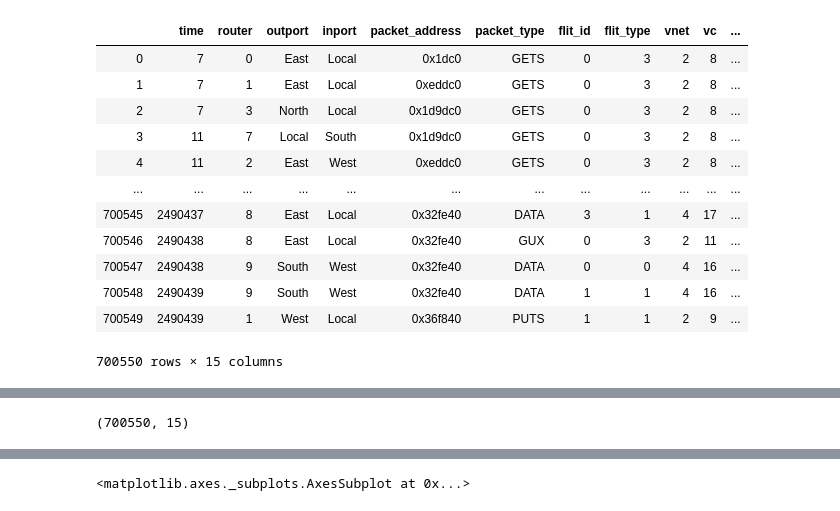
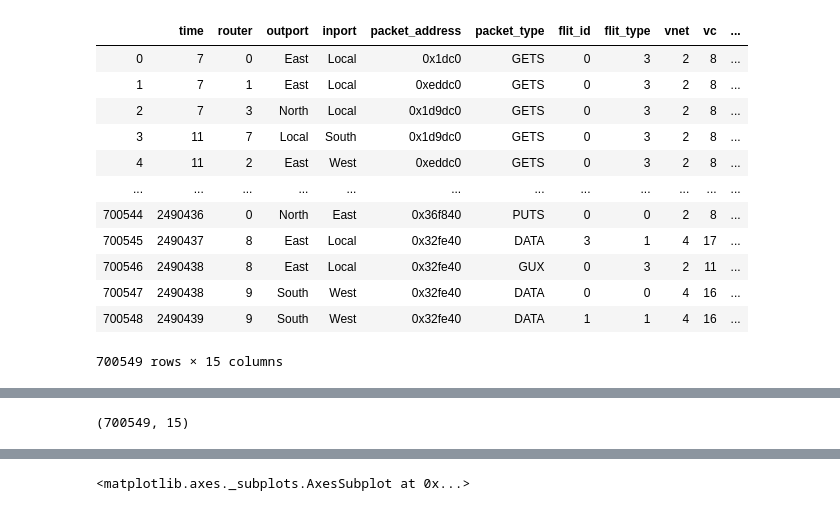
Before and after one commit to chamikasudusinghe/nocml, a Jupyter notebook: dos results ver 1/dataset fetch/2-fft-malicious-n-0-3-m-1.ipynb, the cells around one changed output, grey strips where cells are left out. Saved outputs shown, nothing was run; the diff lists cells and outputs as text; code cells hidden in the pictures.

```diff
--- a/dos results ver 1/dataset fetch/2-fft-malicious-n-0-3-m-1.ipynb
+++ b/dos results ver 1/dataset fetch/2-fft-malicious-n-0-3-m-1.ipynb
@@ -4,22 +4,22 @@ import seaborn as sns
 import matplotlib.pyplot as plt
 # %%
 #dataset
-df = pd.read_csv('2-fft-malicious-n-0-3-m-1.csv',nrows=700550)
+df = pd.read_csv('2-fft-malicious-n-0-3-m-1.csv',nrows=700549)
 df
 # %% [output]
 |  | time | router | outport | inport | packet_address | packet_type | flit_id | flit_type | vnet | vc | ... |
 | 0 | 7 | 0 | East | Local | 0x1dc0 | GETS | 0 | 3 | 2 | 8 | ... |
 | 1 | 7 | 1 | East | Local | 0xeddc0 | GETS | 0 | 3 | 2 | 8 | ... |
 | 2 | 7 | 3 | North | Local | 0x1d9dc0 | GETS | 0 | 3 | 2 | 8 | ... |
 | 3 | 11 | 7 | Local | South | 0x1d9dc0 | GETS | 0 | 3 | 2 | 8 | ... |
 | 4 | 11 | 2 | East | West | 0xeddc0 | GETS | 0 | 3 | 2 | 8 | ... |
 | ... | ... | ... | ... | ... | ... | ... | ... | ... | ... | ... | ... |
+| 700544 | 2490436 | 0 | North | East | 0x36f840 | PUTS | 0 | 0 | 2 | 8 | ... |
 | 700545 | 2490437 | 8 | East | Local | 0x32fe40 | DATA | 3 | 1 | 4 | 17 | ... |
 | 700546 | 2490438 | 8 | East | Local | 0x32fe40 | GUX | 0 | 3 | 2 | 11 | ... |
 | 700547 | 2490438 | 9 | South | West | 0x32fe40 | DATA | 0 | 0 | 4 | 16 | ... |
 | 700548 | 2490439 | 9 | South | West | 0x32fe40 | DATA | 1 | 1 | 4 | 16 | ... |
-| 700549 | 2490439 | 1 | West | Local | 0x36f840 | PUTS | 1 | 1 | 2 | 9 | ... |
-700550 rows × 15 columns
+700549 rows × 15 columns
 # %%
 df.dtypes
 # %% [output]
@@ -42,7 +42,7 @@ dtype: object
 # %%
 df.shape
 # %% [output]
-(700550, 15)
+(700549, 15)
 # %%
 df.describe()
 # %% [output]
```
Also changed, not shown: parts of 1 cell of this notebook, 7 other files.
